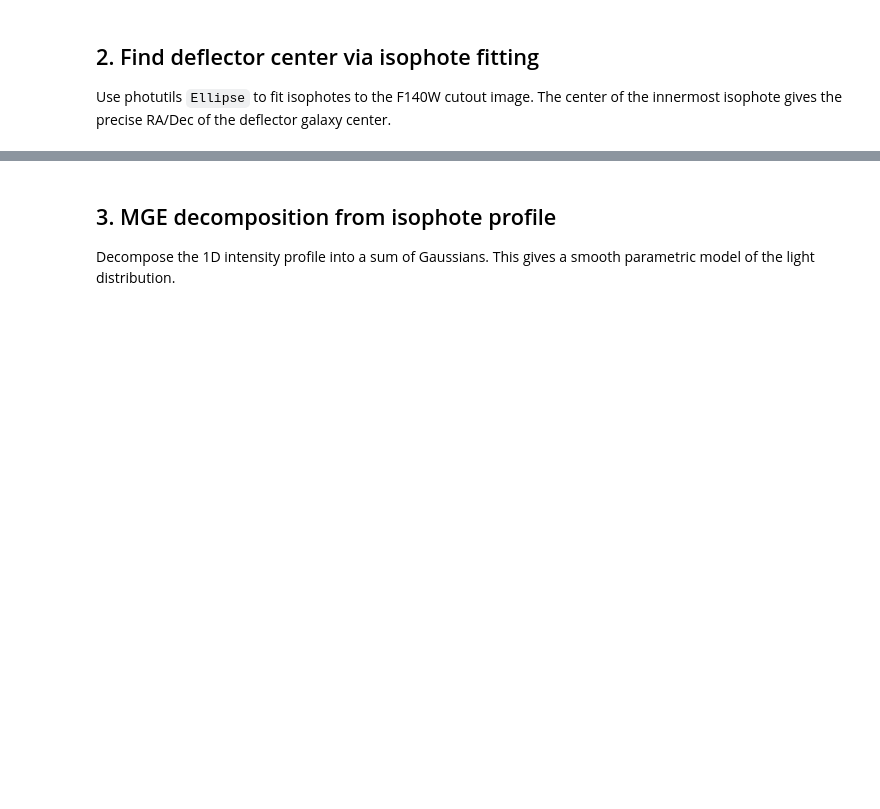
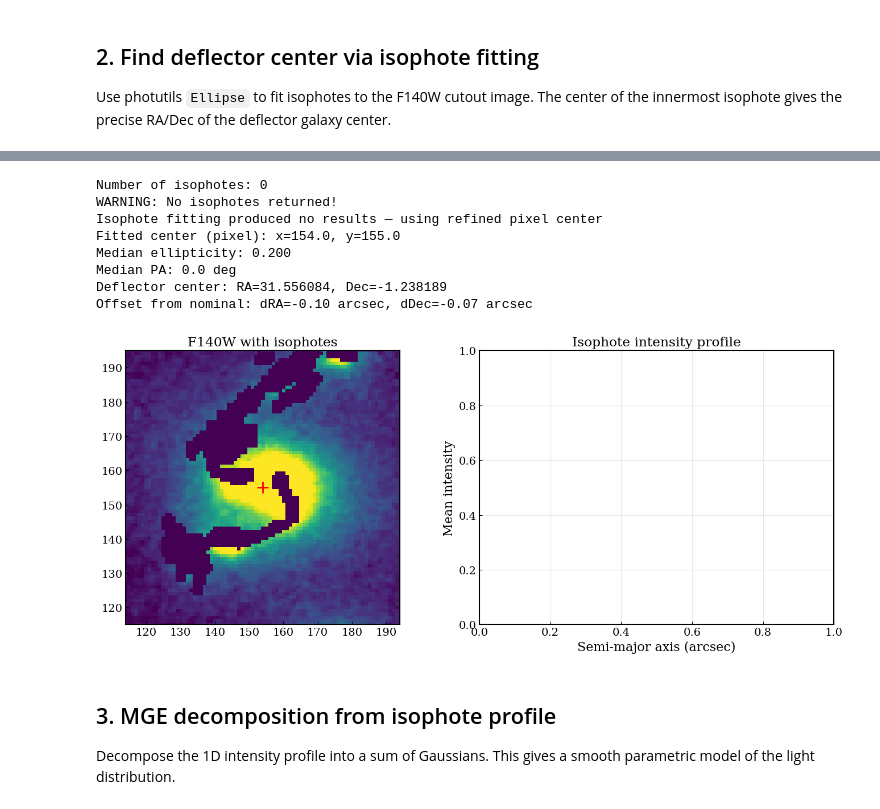
Before and after one commit to rodelcr/AGEL0206_kinematics_and_photometry, a Jupyter notebook: notebooks/05_radial_sigma_profile.ipynb, the cells around one changed output, grey strips where cells are left out. Saved outputs shown, nothing was run; the diff lists cells and outputs as text; code cells hidden in the pictures; blank space fills up the shorter version.

```diff
--- a/notebooks/05_radial_sigma_profile.ipynb
+++ b/notebooks/05_radial_sigma_profile.ipynb
@@ -167,3 +158,78 @@ plt.show()
+# %%
+# Diagnostic: check what the isophote fitter returned
+print(f"Number of isophotes: {len(isolist)}")
+if len(isolist) > 0:
+    print(f"SMA range: {isolist.sma.min():.1f} - {isolist.sma.max():.1f} pix")
+    print(f"First 5 SMA values: {isolist.sma[:5]}")
+    print(f"First 5 x0 values: {isolist.x0[:5]}")
+    print(f"First 5 y0 values: {isolist.y0[:5]}")
+else:
+    print("WARNING: No isophotes returned!")
+
+# Use all isophotes (or fall back to the refined pixel center)
+if len(isolist) > 0 and np.any(np.isfinite(isolist.x0)):
+    # Use isophotes that have valid centers
+    valid = np.isfinite(isolist.x0) & np.isfinite(isolist.y0)
+    if np.any(valid):
+        x_center = np.median(isolist.x0[valid])
+        y_center = np.median(isolist.y0[valid])
+        eps_med = np.median(isolist.eps[valid])
+        pa_med = np.median(isolist.pa[valid])
+    else:
+        print("No valid isophote centers — using refined pixel center")
+        x_center, y_center = float(x0), float(y0)
+        eps_med, pa_med = 0.2, 0.0
+else:
+    print("Isophote fitting produced no results — using refined pixel center")
+    x_center, y_center = float(x0), float(y0)
+    eps_med, pa_med = 0.2, 0.0
+
+print(f"Fitted center (pixel): x={x_center:.1f}, y={y_center:.1f}")
+print(f"Median ellipticity: {eps_med:.3f}")
+print(f"Median PA: {np.degrees(pa_med):.1f} deg")
+
+# Convert to RA/Dec
+ra_center, dec_center = wcs_f140.pixel_to_world_values(x_center, y_center)
+print(f"Deflector center: RA={ra_center:.6f}, Dec={dec_center:.6f}")
+print(f"Offset from nominal: dRA={3600*(ra_center - 31.55611):.2f} arcsec, dDec={3600*(dec_center - (-1.23817)):.2f} arcsec")
+
+# Plot
+fig, axes = plt.subplots(1, 2, figsize=(14, 6))
+
+ax = axes[0]
+vmin, vmax = np.nanpercentile(img_f140[img_f140 > 0], [1, 99])
+ax.imshow(img_masked, origin="lower", cmap="viridis", vmin=vmin, vmax=vmax)
+ax.plot(x_center, y_center, "r+", markersize=15, markeredgewidth=2)
+if len(isolist) > 0:
+    for iso in isolist[::5]:
+        if iso.sma > 0 and iso.eps < 1:
+            aper = EllipticalAperture((iso.x0, iso.y0), iso.sma, iso.sma*(1-iso.eps), iso.pa)
+            aper.plot(ax=ax, color="white", lw=0.5)
+ax.set_title("F140W with isophotes")
+ax.set_xlim(x_center - 40, x_center + 40)
+ax.set_ylim(y_center - 40, y_center + 40)
+
+ax = axes[1]
+if len(isolist) > 0:
+    ax.plot(isolist.sma * 0.08, isolist.intens, "k-o", markersize=3)
+    ax.set_yscale("log")
+ax.set_xlabel("Semi-major axis (arcsec)")
+ax.set_ylabel("Mean intensity")
+ax.set_title("Isophote intensity profile")
+ax.grid(alpha=0.3)
+
+plt.tight_layout()
+plt.show()
+# %% [output]
+Number of isophotes: 0
+WARNING: No isophotes returned!
+Isophote fitting produced no results — using refined pixel center
+Fitted center (pixel): x=154.0, y=155.0
+Median ellipticity: 0.200
+Median PA: 0.0 deg
+Deflector center: RA=31.556084, Dec=-1.238189
+Offset from nominal: dRA=-0.10 arcsec, dDec=-0.07 arcsec
+[figure, added]
 # %% [markdown]
 ## 3. MGE decomposition from isophote profile
 
```
Also changed, not shown: parts of 19 cells of this notebook.
